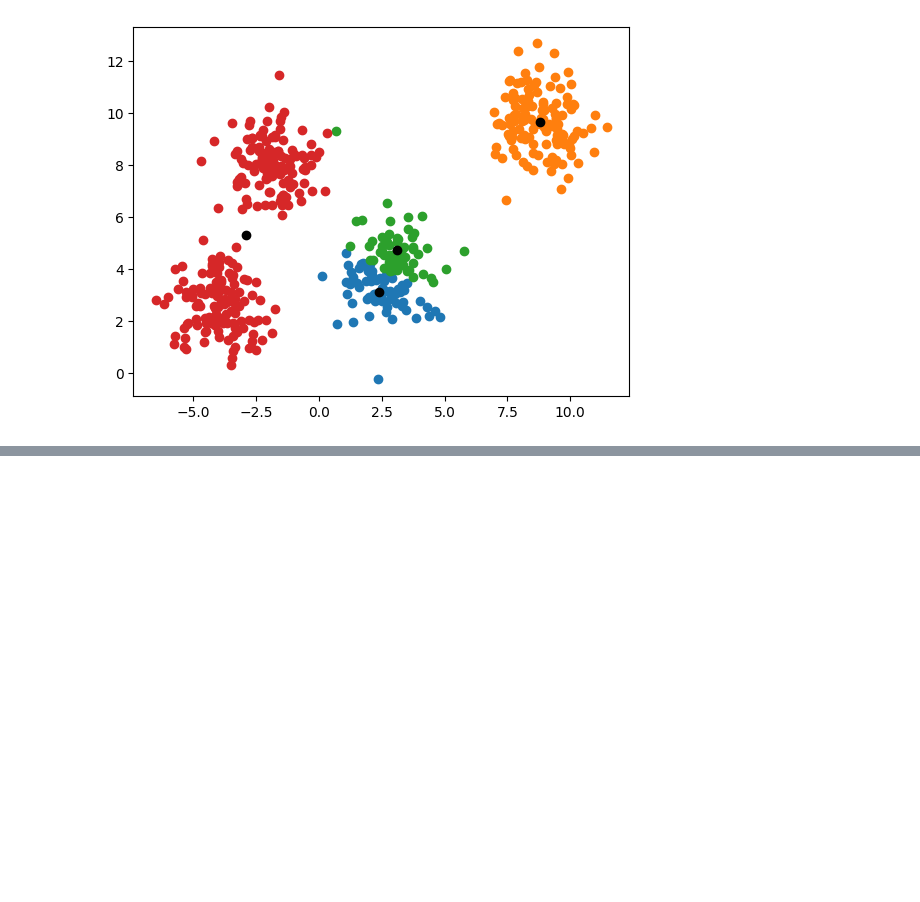
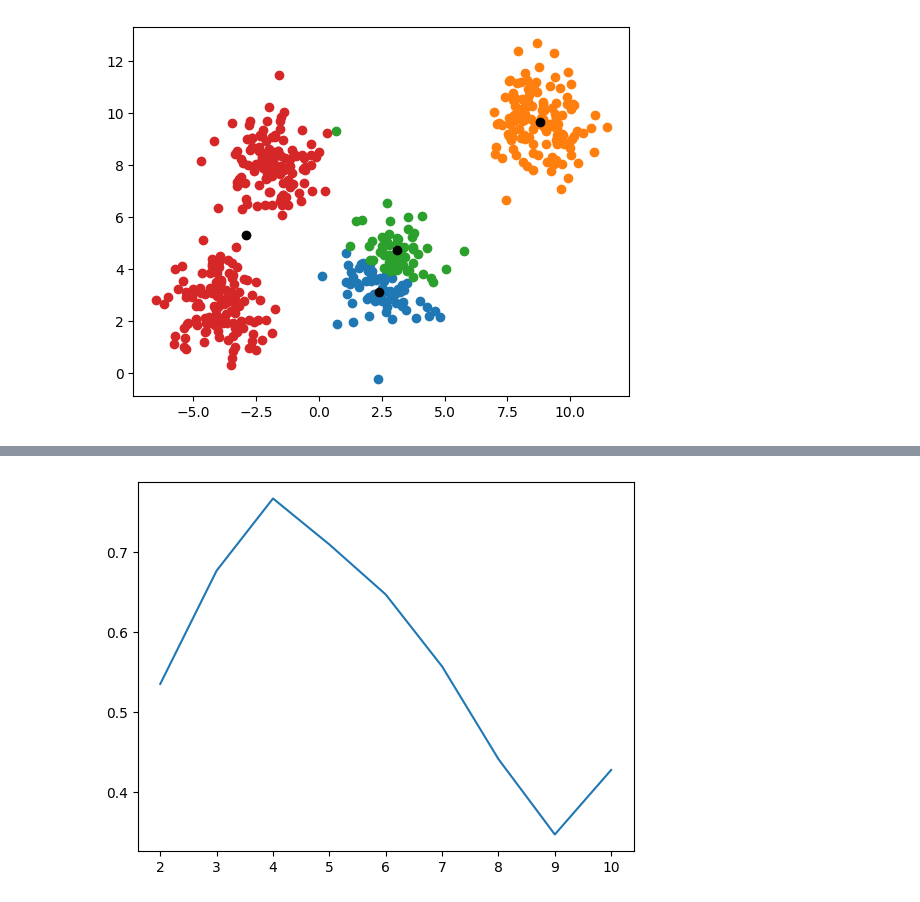
Before and after one commit to ShubhamSinghal12/ChitkaraAIML2024, a Jupyter notebook: G7/Kmeans/KmeansImple.ipynb, the cells around one changed output, grey strips where cells are left out. Saved outputs shown, nothing was run; the diff lists cells and outputs as text; code cells hidden in the pictures; blank space fills up the shorter version.

```diff
--- a/G7/Kmeans/KmeansImple.ipynb
+++ b/G7/Kmeans/KmeansImple.ipynb
@@ -79,0 +123,5 @@ plotClusters(clusters)
+# %%
+plt.plot(k,sil)
+plt.show()
+# %% [output]
+[figure, added]
```
Also changed, not shown: parts of 11 cells of this notebook, 2 other files.
